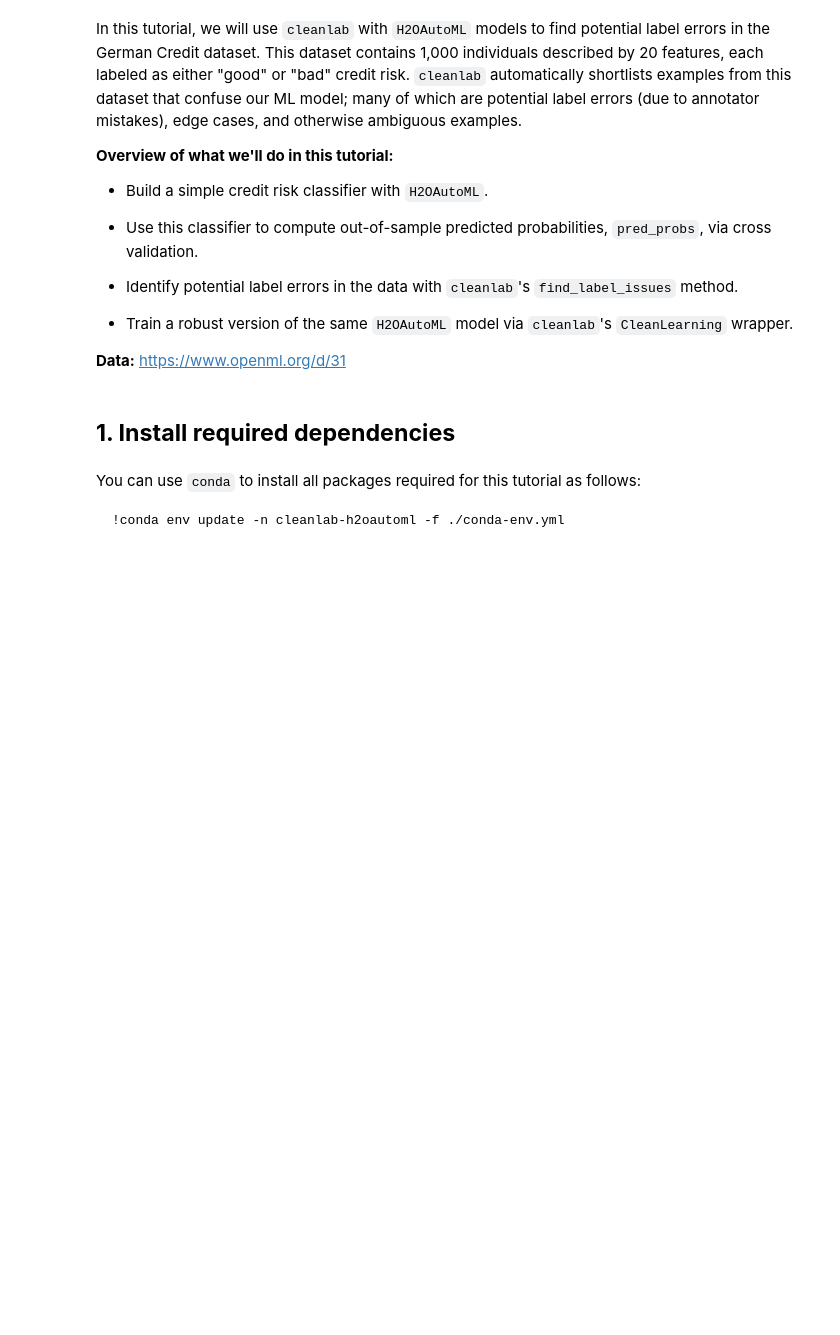
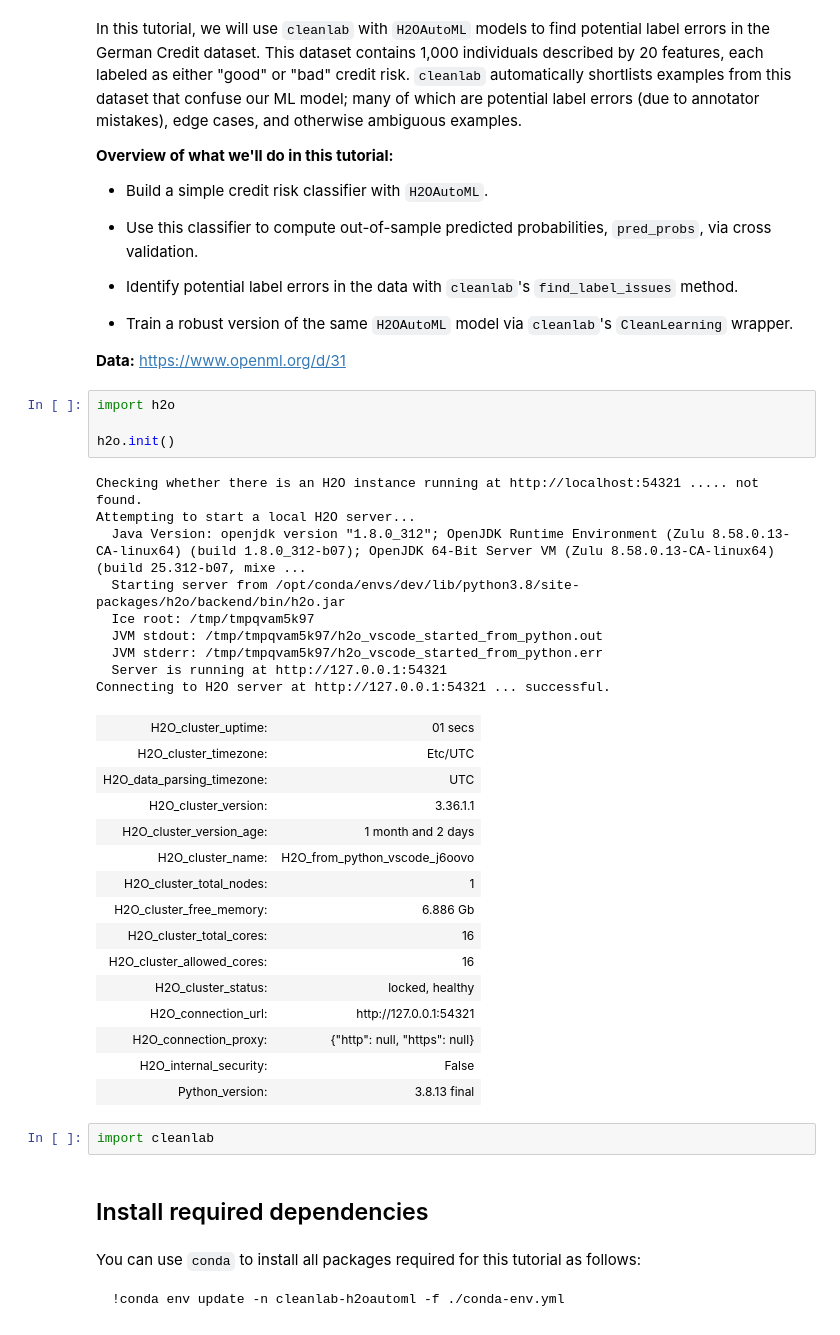
Before and after one commit to vochicong/cleanlab-h2oautoml, a Jupyter notebook: cleanlab-h2oautoml.ipynb, the cells around one changed output. Cells and saved outputs as stored; diff of their text form; blank space fills up the shorter version.

```diff
--- a/cleanlab-h2oautoml.ipynb
+++ b/cleanlab-h2oautoml.ipynb
@@ -19,8 +19,39 @@ In this tutorial, we will use `cleanlab` with `H2OAutoML` models to find potenti
 - Train a robust version of the same `H2OAutoML` model via `cleanlab`'s `CleanLearning` wrapper.
 
 **Data:** https://www.openml.org/d/31
+# %%
+import h2o
+
+h2o.init()
+# %% [output]
+Checking whether there is an H2O instance running at http://localhost:54321 ..... not found.
+Attempting to start a local H2O server...
+  Java Version: openjdk version "1.8.0_312"; OpenJDK Runtime Environment (Zulu 8.58.0.13-CA-linux64) (build 1.8.0_312-b07); OpenJDK 64-Bit Server VM (Zulu 8.58.0.13-CA-linux64) (build 25.312-b07, mixe ...
+  Starting server from /opt/conda/envs/dev/lib/python3.8/site-packages/h2o/backend/bin/h2o.jar
+  Ice root: /tmp/tmpqvam5k97
+  JVM stdout: /tmp/tmpqvam5k97/h2o_vscode_started_from_python.out
+  JVM stderr: /tmp/tmpqvam5k97/h2o_vscode_started_from_python.err
+  Server is running at http://127.0.0.1:54321
+Connecting to H2O server at http://127.0.0.1:54321 ... successful.
+| H2O_cluster_uptime: | 01 secs |
+| H2O_cluster_timezone: | Etc/UTC |
+| H2O_data_parsing_timezone: | UTC |
+| H2O_cluster_version: | 3.36.1.1 |
+| H2O_cluster_version_age: | 1 month and 2 days |
+| H2O_cluster_name: | H2O_from_python_vscode_j6oovo |
+| H2O_cluster_total_nodes: | 1 |
+| H2O_cluster_free_memory: | 6.886 Gb |
+| H2O_cluster_total_cores: | 16 |
+| H2O_cluster_allowed_cores: | 16 |
+| H2O_cluster_status: | locked, healthy |
+| H2O_connection_url: | http://127.0.0.1:54321 |
+| H2O_connection_proxy: | {"http": null, "https": null} |
+| H2O_internal_security: | False |
+| Python_version: | 3.8.13 final |
+# %%
+import cleanlab
 # %% [markdown]
-## **1. Install required dependencies**
+## Install required dependencies
 # %% [markdown]
 You can use `conda` to install all packages required for this tutorial as follows:
 
```
Also changed, not shown: parts of 53 cells of this notebook, 5 other files.
